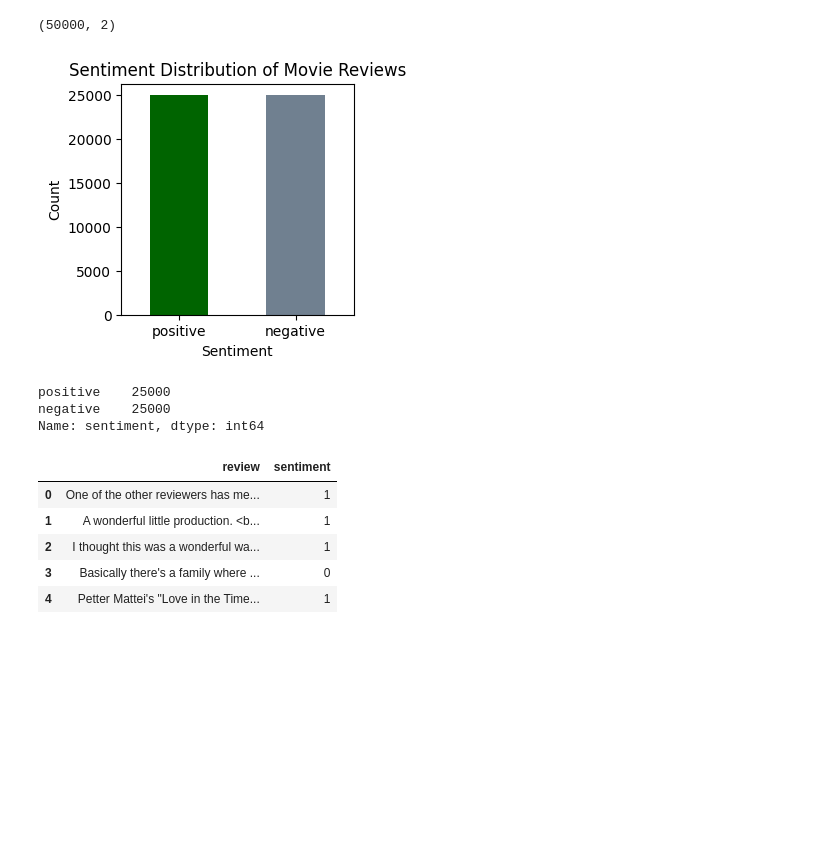
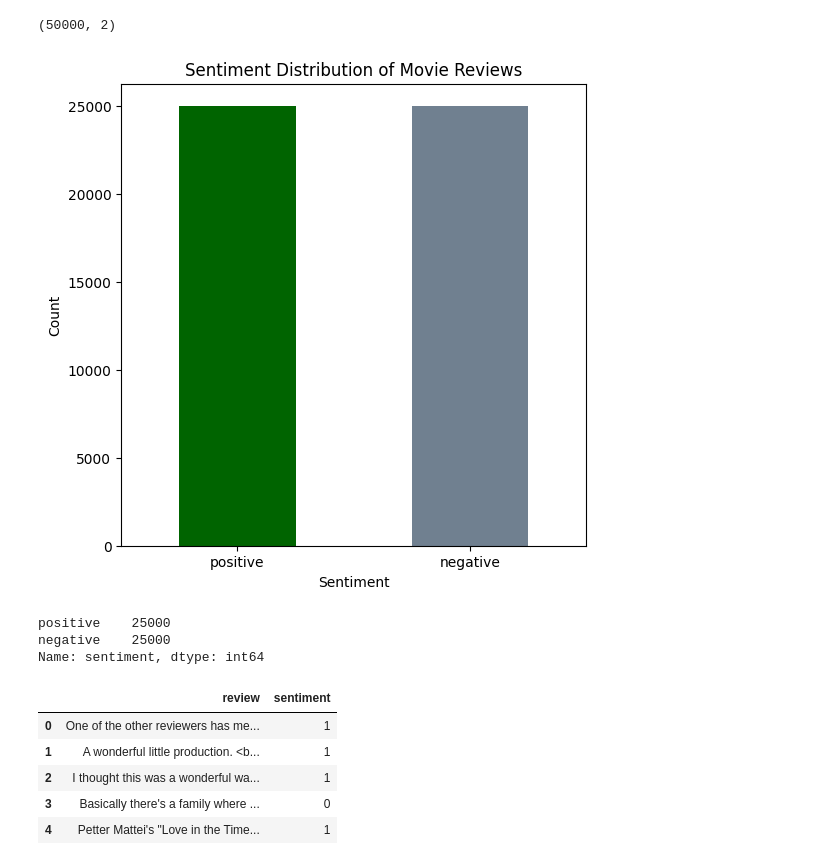
Before and after one commit to commitit/NLP, a Jupyter notebook: NLP.ipynb, the cells around one changed output. Drawn from its saved outputs; the diff is of its cells as text; code cells hidden in the pictures; blank space fills up the shorter version.

```diff
--- a/NLP.ipynb
+++ b/NLP.ipynb
@@ -26,18 +26,22 @@ df.shape
 (50000, 2)
 # %%
 from matplotlib import pyplot as plt
-plt.figure(figsize=(3, 3))
-sentiment_counts.plot(kind='bar', color=['darkgreen', 'slategrey']) #  green for positive and grey for negative
+
+# Set the size of the figure
+plt.figure(figsize=(6, 6))
+
+# Plot the 'sentiment' column as a bar plot with specified colors
+df.sentiment.value_counts().plot(kind='bar', color=['darkgreen', 'slategrey'])
+
+# Set the title and labels
 plt.title('Sentiment Distribution of Movie Reviews')
 plt.xlabel('Sentiment')
 plt.ylabel('Count')
-plt.xticks(rotation=0)
+
+# Rotate x-axis labels
+plt.xticks(rotation=0)  # 0 degrees rotation
+
+# Display the plot
 plt.show()
 # %% [output]
-[figure, old version]
+[figure, new version]
-# %%
-df.sentiment.value_counts()
-# %% [output]
-positive    25000
-negative    25000
-Name: sentiment, dtype: int64
@@ -52,3 +48,10 @@ Name: sentiment, dtype: int64
+# %%
+#checking the distribution of sentiment values (positive and negative) in our dataset.
+df.sentiment.value_counts()
+# %% [output]
+positive    25000
+negative    25000
+Name: sentiment, dtype: int64
 # %%
 df['sentiment'].replace({'positive':1,'negative':0},inplace=True)
 df.head()
```
Also changed, not shown: parts of 29 cells of this notebook.
